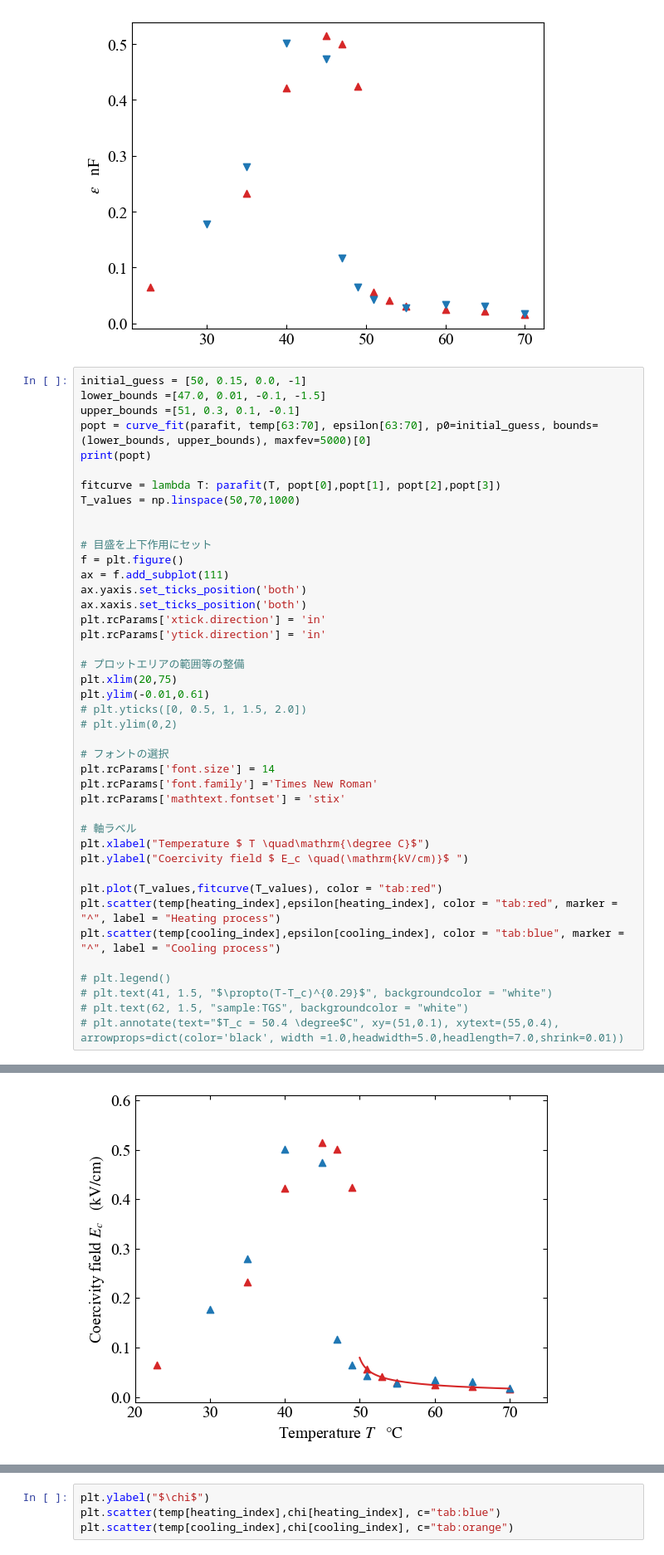
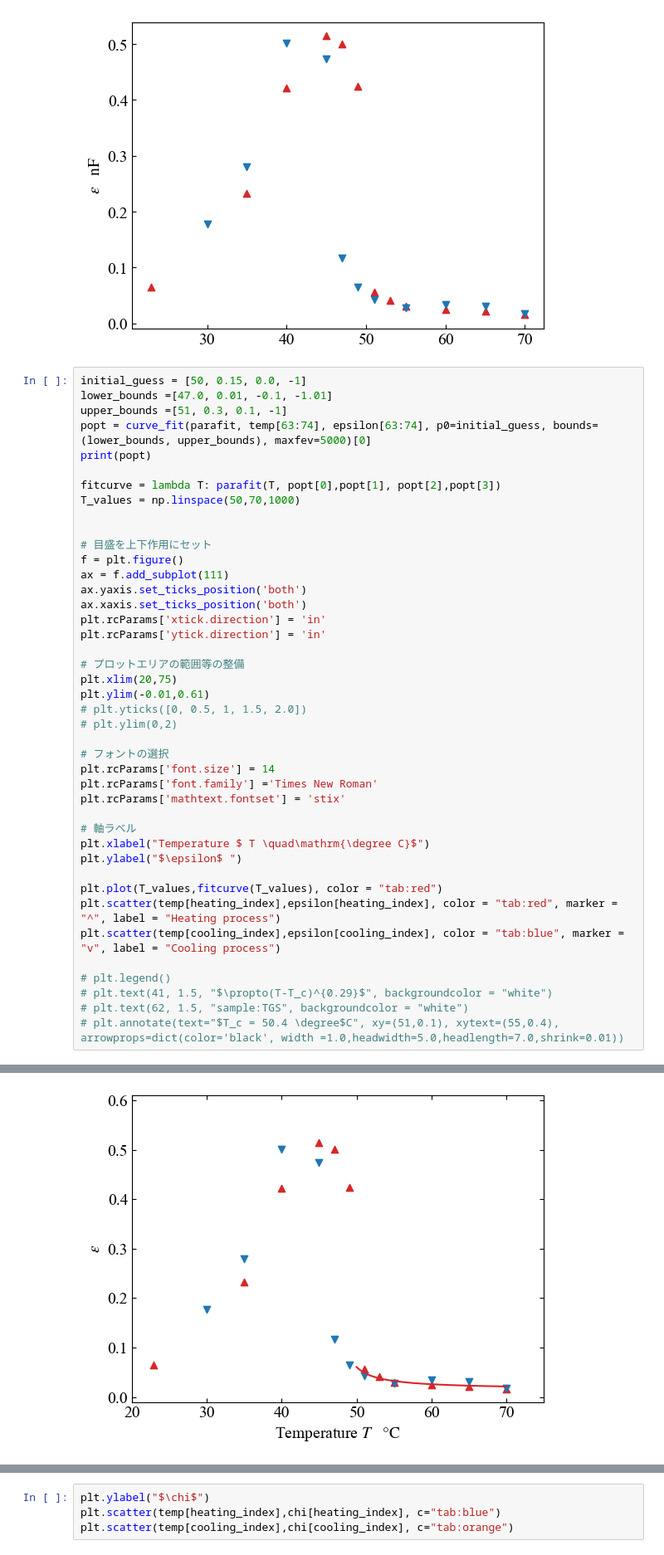
Before and after one commit to xiang-gong3944/----, a Jupyter notebook: 2024_10_04_ヒステリシス/data/2024_10_11.ipynb, the cells around one changed output, grey strips where cells are left out. Shown at 83% size. Drawn from its saved outputs; the diff is of its cells as text.

```diff
--- a/2024_10_04_ヒステリシス/data/2024_10_11.ipynb
+++ b/2024_10_04_ヒステリシス/data/2024_10_11.ipynb
@@ -510,9 +621,9 @@ plt.scatter(temp[cooling_index],epsilon[cooling_index], c="tab:blue", marker="v"
 [figure]
 # %%
 initial_guess = [50, 0.15, 0.0, -1]
-lower_bounds =[47.0, 0.01, -0.1, -1.5]
-upper_bounds =[51, 0.3, 0.1, -0.1]
-popt = curve_fit(parafit, temp[63:70], epsilon[63:70], p0=initial_guess, bounds=(lower_bounds, upper_bounds), maxfev=5000)[0]
+lower_bounds =[47.0, 0.01, -0.1, -1.01]
+upper_bounds =[51, 0.3, 0.1, -1]
+popt = curve_fit(parafit, temp[63:74], epsilon[63:74], p0=initial_guess, bounds=(lower_bounds, upper_bounds), maxfev=5000)[0]
 print(popt)
 
 fitcurve = lambda T: parafit(T, popt[0],popt[1], popt[2],popt[3])
@@ -540,11 +651,11 @@ plt.rcParams['mathtext.fontset'] = 'stix'
 
 # 軸ラベル
 plt.xlabel("Temperature $ T \quad\mathrm{\degree C}$")
-plt.ylabel("Coercivity field $ E_c \quad(\mathrm{kV/cm)}$ ")
+plt.ylabel("$\epsilon$ ")
 
 plt.plot(T_values,fitcurve(T_values), color = "tab:red")
 plt.scatter(temp[heating_index],epsilon[heating_index], color = "tab:red", marker = "^", label = "Heating process")
-plt.scatter(temp[cooling_index],epsilon[cooling_index], color = "tab:blue", marker = "^", label = "Cooling process")
+plt.scatter(temp[cooling_index],epsilon[cooling_index], color = "tab:blue", marker = "v", label = "Cooling process")
 
 # plt.legend()
 # plt.text(41, 1.5, "$\propto(T-T_c)^{0.29}$", backgroundcolor = "white")
@@ -555,2 +666,2 @@ plt.scatter(temp[cooling_index],epsilon[cooling_index], color = "tab:blue", mark
 <matplotlib.collections.PathCollection at 0x...>
-[figure, old version]
+[figure, new version]
```
Also changed, not shown: parts of 23 cells of this notebook, 7 other files.
